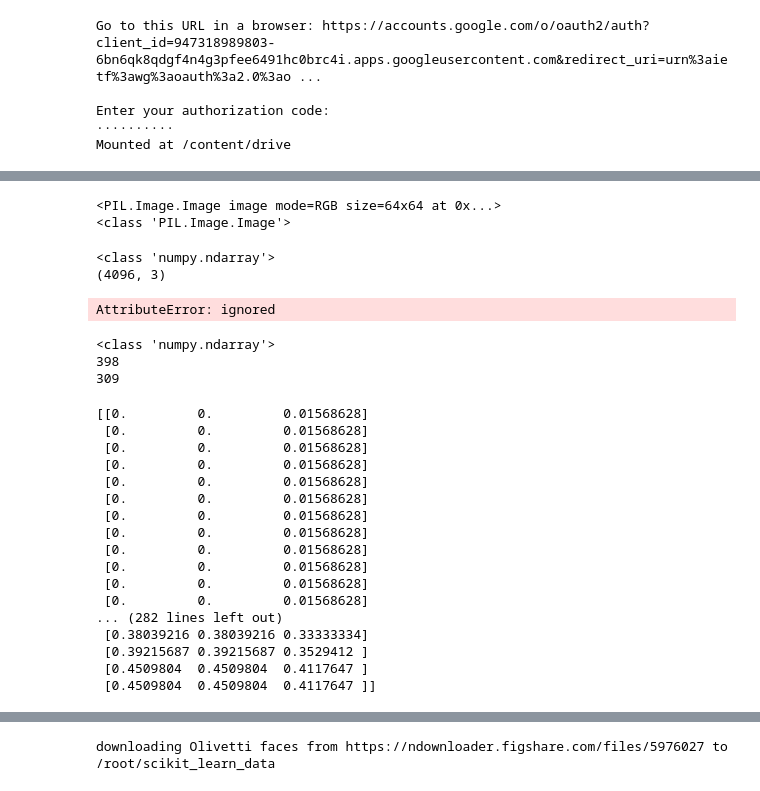
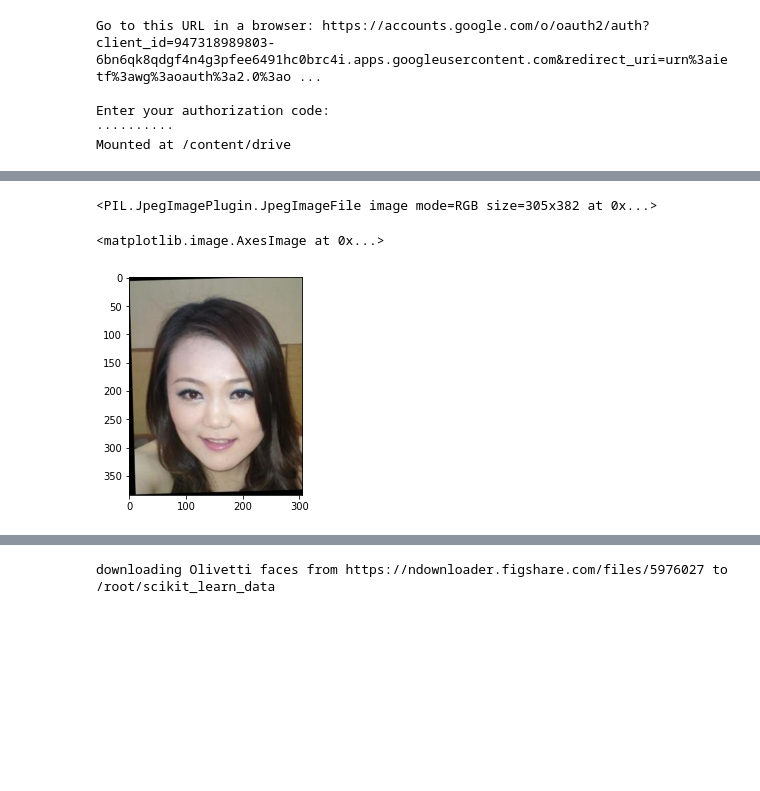
Before and after one commit to 104corp/Face-Recognition, a Jupyter notebook: Colab_NoteBooks/SVM.ipynb, the cells around one changed output, grey strips where cells are left out. Cells and saved outputs as stored; diff of their text form; code cells hidden in the pictures; blank space fills up the shorter version.

```diff
--- a/Colab_NoteBooks/SVM.ipynb
+++ b/Colab_NoteBooks/SVM.ipynb
@@ -17,11 +17,10 @@ import glob
 cwd = '/content/imgData/dataset'
 image_list_part1 = []
 data_list = []
-# for filename in glob.glob(cwd + "//0001-3000//*.jpg"):
-#     im = Image.open(filename)
-#     image_list_part1.append(im)
-#     print(im.size)
-#     data_list.append(np.asarray(im))
+for filename in glob.glob(cwd + "//0001-3000//*.jpg"):
+    im = Image.open(filename)
+    image_list_part1.append(im)
+    data_list.append(np.asarray(im))
 
 # image_list_part2 = []
 # for filename in glob.glob(cwd + "//3001-6000//*.jpg"):
@@ -75,57 +83,7 @@ print(exampleImage)
-# %%
-print(exampleImage)
-print(type(exampleImage))
-
-image_sequence = exampleImage.getdata()
-image_array = np.array(image_sequence)
-# %% [output]
-<PIL.Image.Image image mode=RGB size=64x64 at 0x...>
-<class 'PIL.Image.Image'>
-# %%
-print(type(image_array))
-print(image_array.shape)
-# %% [output]
-<class 'numpy.ndarray'>
-(4096, 3)
-# %%
-trainX = []
-for pixels in data_list:
-  print('Min: %.3f, Max: %.3f' % (pixels.min(), pixels.max()))
-  # convert from integers to floats
-  pixels = pixels.astype('float32')
-  # normalize to the range 0-1
-  pixels /= 255.0
-  # confirm the normalization
-  print('Min: %.3f, Max: %.3f' % (pixels.min(), pixels.max()))
-  trainX.append(pixels)
-# %% [output]
-AttributeError: ignored
-# %%
-i = 1
-print(type(trainX[i]))
-print(len(trainX[i]))
-print(len(trainX[i][i]))
-# %% [output]
-<class 'numpy.ndarray'>
-398
-309
-# %%
-print(trainX[0][0])
-# %% [output]
-[[0.         0.         0.01568628]
- [0.         0.         0.01568628]
- [0.         0.         0.01568628]
- [0.         0.         0.01568628]
- [0.         0.         0.01568628]
- [0.         0.         0.01568628]
- [0.         0.         0.01568628]
- [0.         0.         0.01568628]
- [0.         0.         0.01568628]
- [0.         0.         0.01568628]
- [0.         0.         0.01568628]
- [0.         0.         0.01568628]
-... (282 lines left out)
- [0.38039216 0.38039216 0.33333334]
- [0.39215687 0.39215687 0.3529412 ]
- [0.4509804  0.4509804  0.4117647 ]
- [0.4509804  0.4509804  0.4117647 ]]
+# %%
+print(image_list_part1[0])
+plt.imshow(image_list_part1[2])
+# %% [output]
+<PIL.JpegImagePlugin.JpegImageFile image mode=RGB size=305x382 at 0x...>
+<matplotlib.image.AxesImage at 0x...>
+[figure, added]
```
Also changed, not shown: parts of 14 cells of this notebook.
